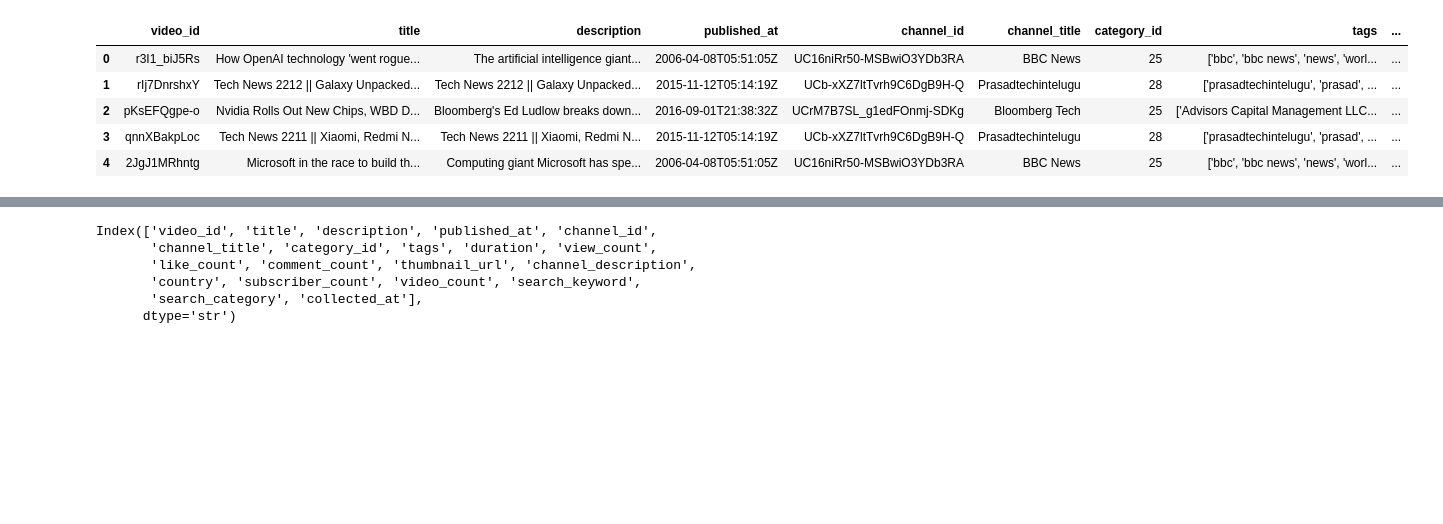
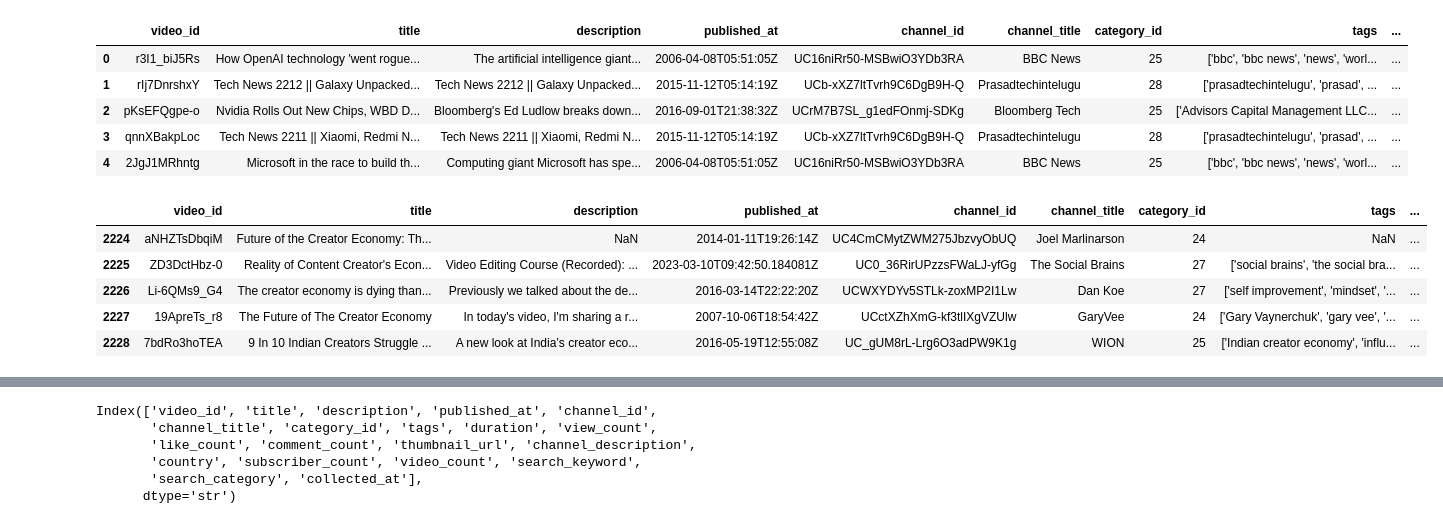
Before and after one commit to poornahari16/creatorlens-youtube-engagement-prediction, a Jupyter notebook: notebooks/03_EDA.ipynb, the cells around one changed output, grey strips where cells are left out. Drawn from its saved outputs; the diff is of its cells as text; code cells hidden in the pictures; blank space fills up the shorter version.

```diff
--- a/notebooks/03_EDA.ipynb
+++ b/notebooks/03_EDA.ipynb
@@ -17,6 +17,15 @@ df.head()
 | 2 | pKsEFQgpe-o | Nvidia Rolls Out New Chips, WBD D... | Bloomberg's Ed Ludlow breaks down... | 2016-09-01T21:38:32Z | UCrM7B7SL_g1edFOnmj-SDKg | Bloomberg Tech | 25 | ['Advisors Capital Management LLC... | ... |
 | 3 | qnnXBakpLoc | Tech News 2211 || Xiaomi, Redmi N... | Tech News 2211 || Xiaomi, Redmi N... | 2015-11-12T05:14:19Z | UCb-xXZ7ltTvrh9C6DgB9H-Q | Prasadtechintelugu | 28 | ['prasadtechintelugu', 'prasad', ... | ... |
 | 4 | 2JgJ1MRhntg | Microsoft in the race to build th... | Computing giant Microsoft has spe... | 2006-04-08T05:51:05Z | UC16niRr50-MSBwiO3YDb3RA | BBC News | 25 | ['bbc', 'bbc news', 'news', 'worl... | ... |
+# %%
+df.tail()
+# %% [output]
+|  | video_id | title | description | published_at | channel_id | channel_title | category_id | tags | ... |
+| 2224 | aNHZTsDbqiM | Future of the Creator Economy: Th... | NaN | 2014-01-11T19:26:14Z | UC4CmCMytZWM275JbzvyObUQ | Joel Marlinarson | 24 | NaN | ... |
+| 2225 | ZD3DctHbz-0 | Reality of Content Creator's Econ... | Video Editing Course (Recorded): ... | 2023-03-10T09:42:50.184081Z | UC0_36RirUPzzsFWaLJ-yfGg | The Social Brains | 27 | ['social brains', 'the social bra... | ... |
+| 2226 | Li-6QMs9_G4 | The creator economy is dying than... | Previously we talked about the de... | 2016-03-14T22:22:20Z | UCWXYDYv5STLk-zoxMP2I1Lw | Dan Koe | 27 | ['self improvement', 'mindset', '... | ... |
+| 2227 | 19ApreTs_r8 | The Future of The Creator Economy | In today's video, I'm sharing a r... | 2007-10-06T18:54:42Z | UCctXZhXmG-kf3tlIXgVZUlw | GaryVee | 24 | ['Gary Vaynerchuk', 'gary vee', '... | ... |
+| 2228 | 7bdRo3hoTEA | 9 In 10 Indian Creators Struggle ... | A new look at India’s creator eco... | 2016-05-19T12:55:08Z | UC_gUM8rL-Lrg6O3adPW9K1g | WION | 25 | ['Indian creator economy', 'influ... | ... |
 # %%
 df.shape
 # %% [output]
```
Also changed, not shown: parts of 13 cells of this notebook, 10 other files.
